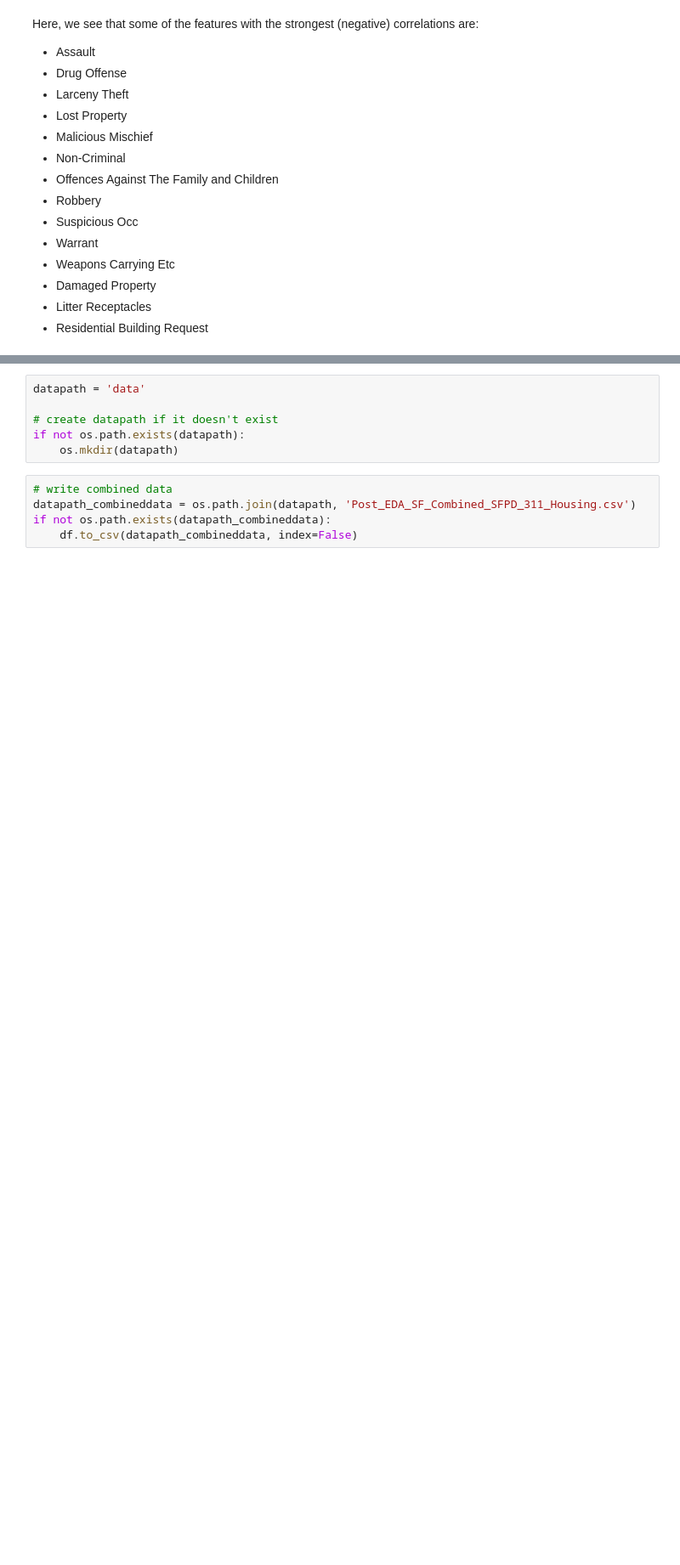
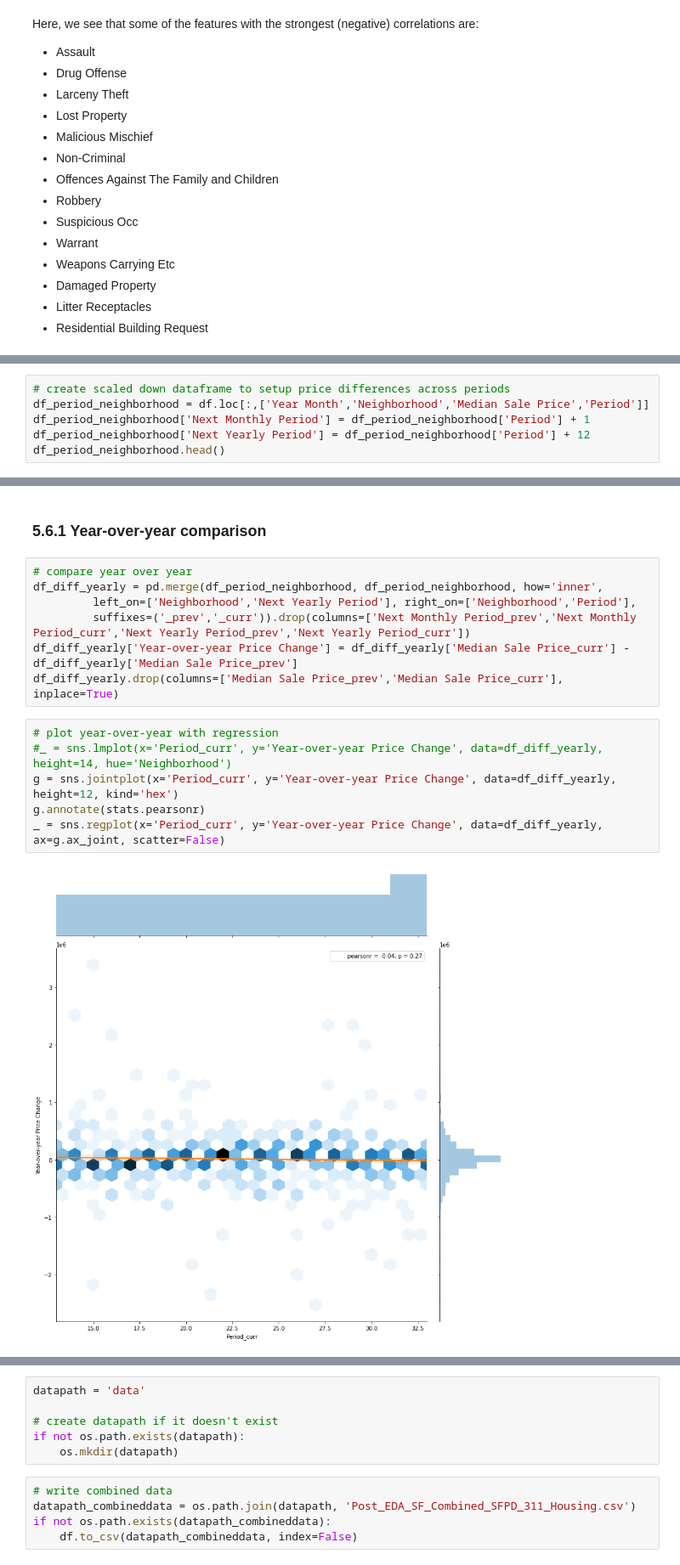
Before and after one commit to fontainelam/SF-PoliceIncidents-311-Housing, a Jupyter notebook: 05 - Exploratory Data Analysis.ipynb, the cells around one changed output, grey strips where cells are left out. Shown at 85% size. Saved outputs shown, nothing was run; the diff lists cells and outputs as text; blank space fills up the shorter version.

Commit message:
added statistical testing of time series differences to EDA

```diff
--- a/05 - Exploratory Data Analysis.ipynb
+++ b/05 - Exploratory Data Analysis.ipynb
@@ -426,0 +509,6 @@ Here, we see that some of the features with the strongest (negative) correlation
+# %%
+# create scaled down dataframe to setup price differences across periods
+df_period_neighborhood = df.loc[:,['Year Month','Neighborhood','Median Sale Price','Period']]
+df_period_neighborhood['Next Monthly Period'] = df_period_neighborhood['Period'] + 1
+df_period_neighborhood['Next Yearly Period'] = df_period_neighborhood['Period'] + 12
+df_period_neighborhood.head()
@@ -426,0 +522,17 @@ Here, we see that some of the features with the strongest (negative) correlation
+# %% [markdown]
+### 5.6.1 Year-over-year comparison<a id='5.6.1_Year-over-year_comparison'></a>
+# %%
+# compare year over year
+df_diff_yearly = pd.merge(df_period_neighborhood, df_period_neighborhood, how='inner',
+         left_on=['Neighborhood','Next Yearly Period'], right_on=['Neighborhood','Period'],
+         suffixes=('_prev','_curr')).drop(columns=['Next Monthly Period_prev','Next Monthly Period_curr','Next Yearly Period_prev','Next Yearly Period_curr'])
+df_diff_yearly['Year-over-year Price Change'] = df_diff_yearly['Median Sale Price_curr'] - df_diff_yearly['Median Sale Price_prev']
+df_diff_yearly.drop(columns=['Median Sale Price_prev','Median Sale Price_curr'], inplace=True)
+# %%
+# plot year-over-year with regression
+#_ = sns.lmplot(x='Period_curr', y='Year-over-year Price Change', data=df_diff_yearly, height=14, hue='Neighborhood')
+g = sns.jointplot(x='Period_curr', y='Year-over-year Price Change', data=df_diff_yearly, height=12, kind='hex')
+g.annotate(stats.pearsonr)
+_ = sns.regplot(x='Period_curr', y='Year-over-year Price Change', data=df_diff_yearly, ax=g.ax_joint, scatter=False)
+# %% [output]
+[figure, added]
```
Also changed, not shown: parts of 32 cells of this notebook.
